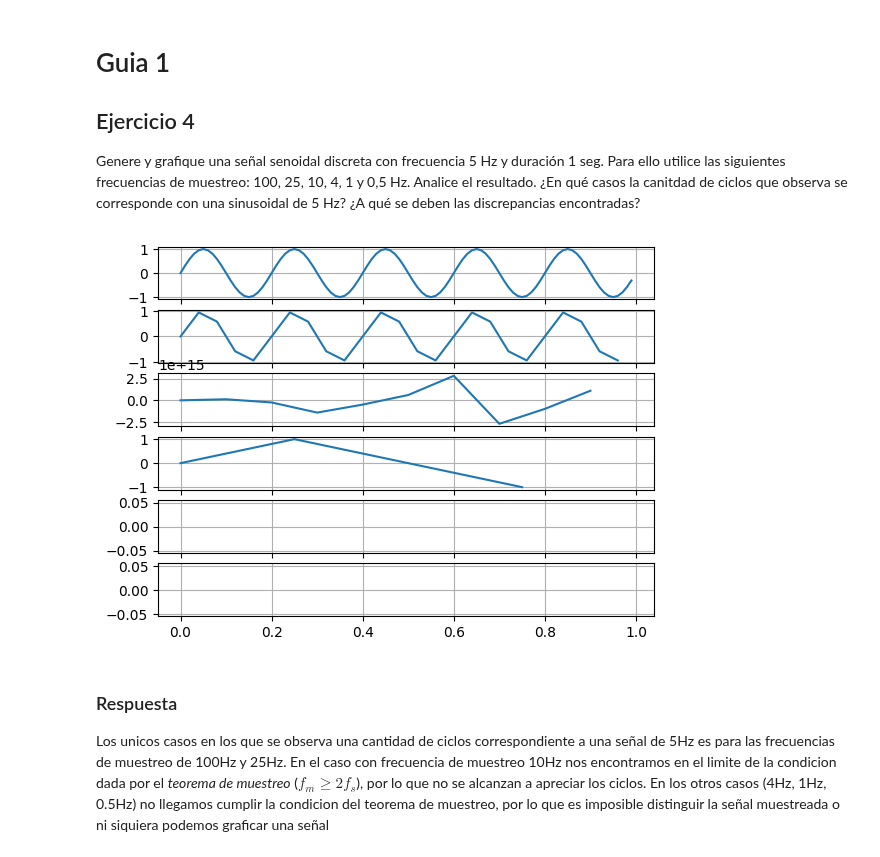
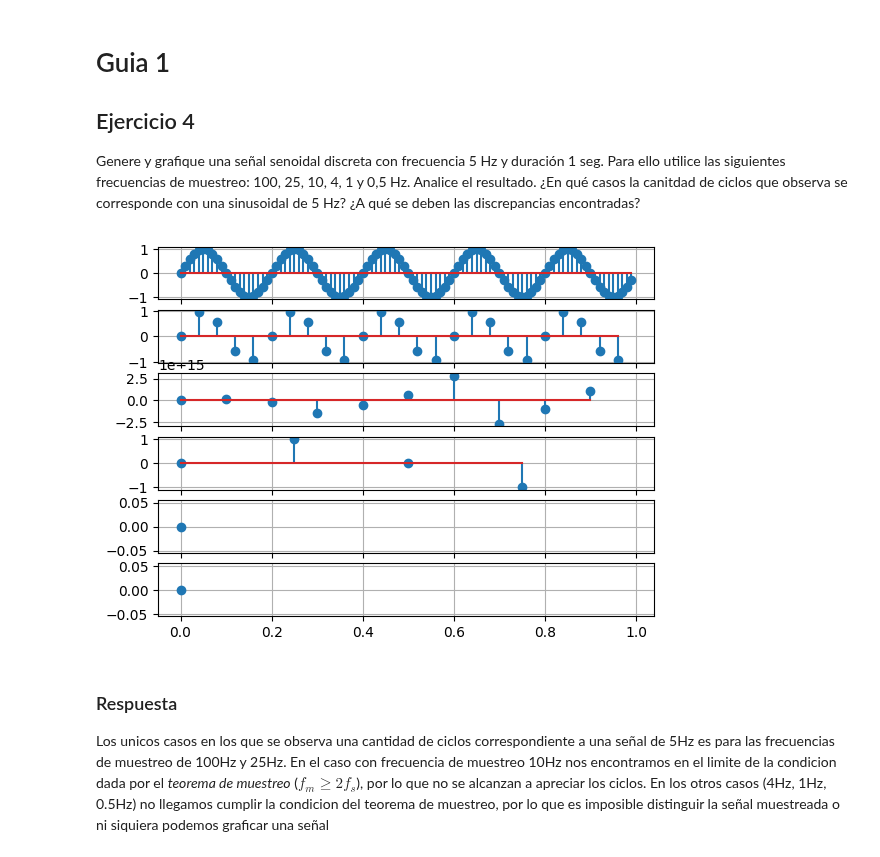
Before and after one commit to francoherg/PDS-2025, a Jupyter notebook: Practica/Guia1/1-4.ipynb, the cells around one changed output. Saved outputs shown, nothing was run; the diff lists cells and outputs as text; code cells hidden in the pictures.

```diff
--- a/Practica/Guia1/1-4.ipynb
+++ b/Practica/Guia1/1-4.ipynb
@@ -5,30 +5,30 @@ Genere y grafique una señal senoidal discreta con frecuencia 5 Hz y duración 1
 # %%
 import numpy as np
 import matplotlib.pyplot as plt
 
 def senoidal(tini, tfin, fm, fs, fase):
     T = 1.0 / fm
     t = np.arange(tini,tfin,T)
     return t, np.sin(2 * np.pi * fs * t + fase)
 
 # Generar muestreos
 s = [0]*6
 s[0] = senoidal(0, 1, 100, 5, 0)    # fm = 100 Hz
 s[1] = senoidal(0, 1, 25 , 5, 0)    # fm = 25 Hz
 s[2] = senoidal(0, 1, 10 , 5, 0)    # fm = 10 Hz
 s[3] = senoidal(0, 1, 4  , 5, 0)    # fm = 4 Hz
 s[4] = senoidal(0, 1, 1  , 5, 0)    # fm = 1 Hz
 s[5] = senoidal(0, 1, 0.5, 5, 0)    # fm = 0.5 Hz
 
 # Graficar
 fig,ax = plt.subplots(6,sharex=True)
 for i in range(6):
     ax[i].grid()
-    ax[i].plot(s[i][0],s[i][1])
+    ax[i].stem(s[i][0],s[i][1])
 
 plt.show()
 # %% [output]
-[figure, old version]
+[figure, new version]
 # %% [markdown]
 ### Respuesta
 
```
Also changed, not shown: 3 other files.
